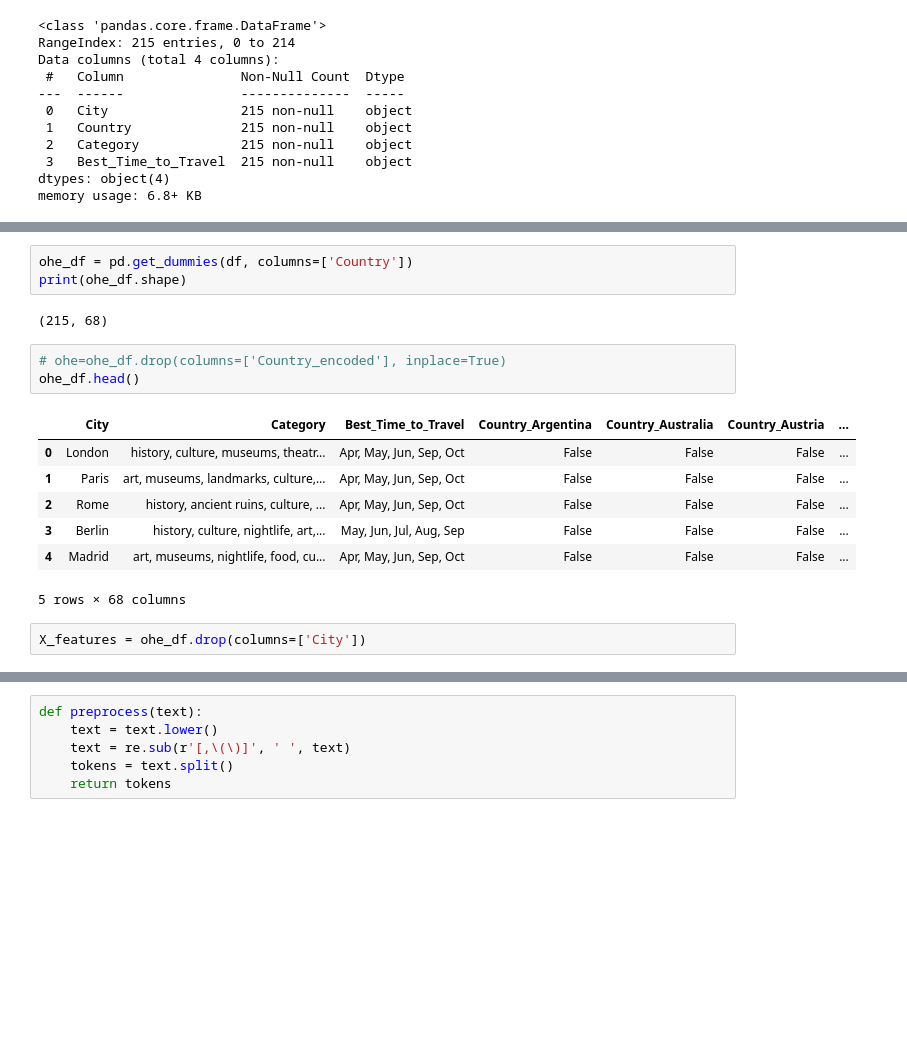
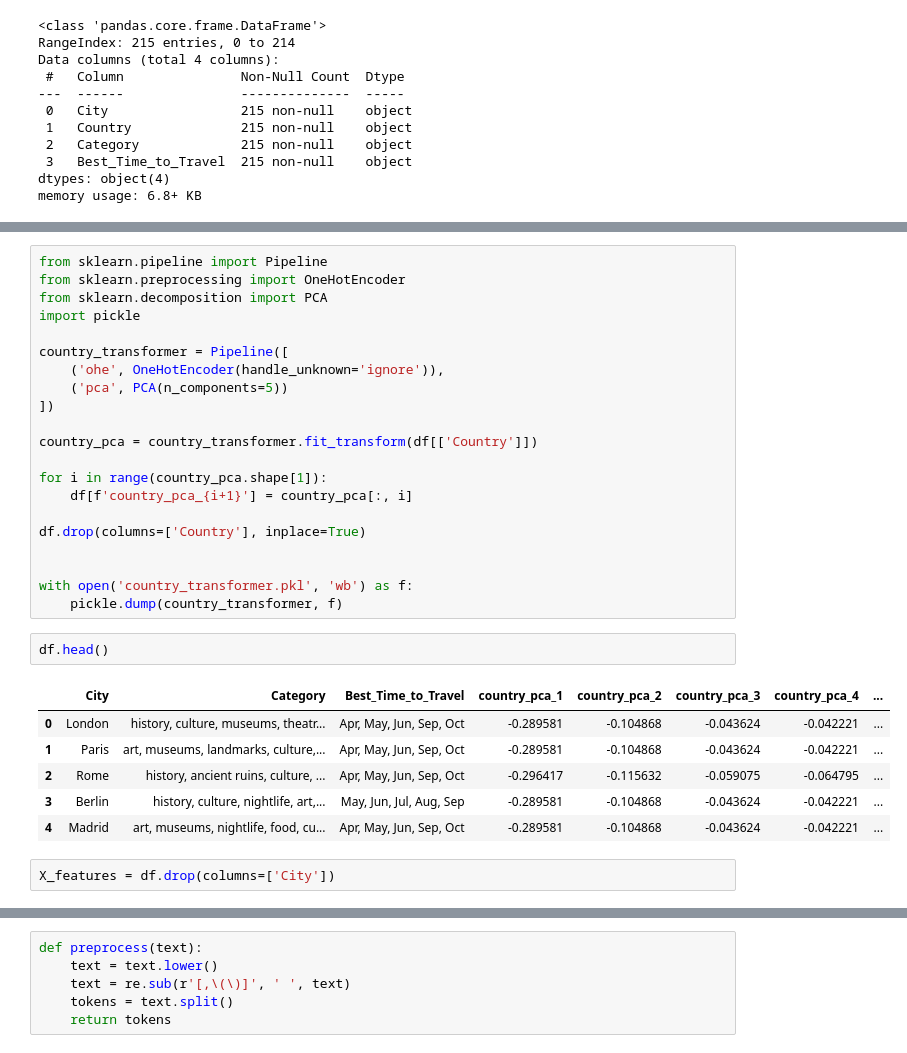
Before and after one commit to ShivanshDutta27/Travel-Destination-Advisor, a Jupyter notebook: notebook.ipynb, the cells around one changed output, grey strips where cells are left out. Cells and saved outputs as stored; diff of their text form; blank space fills up the shorter version.

```diff
--- a/notebook.ipynb
+++ b/notebook.ipynb
@@ -68,18 +70,32 @@ dtype: int64
 # %%
-ohe_df = pd.get_dummies(df, columns=['Country'])
-print(ohe_df.shape)
+from sklearn.pipeline import Pipeline
+from sklearn.preprocessing import OneHotEncoder
+from sklearn.decomposition import PCA
+import pickle
+
+country_transformer = Pipeline([
+    ('ohe', OneHotEncoder(handle_unknown='ignore')),
+    ('pca', PCA(n_components=5))
+])
+
+country_pca = country_transformer.fit_transform(df[['Country']])
+
+for i in range(country_pca.shape[1]):
+    df[f'country_pca_{i+1}'] = country_pca[:, i]
+
+df.drop(columns=['Country'], inplace=True)
+
+
+with open('country_transformer.pkl', 'wb') as f:
+    pickle.dump(country_transformer, f)
-# %% [output]
-(215, 68)
 # %%
-# ohe=ohe_df.drop(columns=['Country_encoded'], inplace=True)
-ohe_df.head()
+df.head()
 # %% [output]
-|  | City | Category | Best_Time_to_Travel | Country_Argentina | Country_Australia | Country_Austria | ... |
-| 0 | London | history, culture, museums, theatr... | Apr, May, Jun, Sep, Oct | False | False | False | ... |
-| 1 | Paris | art, museums, landmarks, culture,... | Apr, May, Jun, Sep, Oct | False | False | False | ... |
-| 2 | Rome | history, ancient ruins, culture, ... | Apr, May, Jun, Sep, Oct | False | False | False | ... |
-| 3 | Berlin | history, culture, nightlife, art,... | May, Jun, Jul, Aug, Sep | False | False | False | ... |
-| 4 | Madrid | art, museums, nightlife, food, cu... | Apr, May, Jun, Sep, Oct | False | False | False | ... |
+|  | City | Category | Best_Time_to_Travel | country_pca_1 | country_pca_2 | country_pca_3 | country_pca_4 | ... |
+| 0 | London | history, culture, museums, theatr... | Apr, May, Jun, Sep, Oct | -0.289581 | -0.104868 | -0.043624 | -0.042221 | ... |
+| 1 | Paris | art, museums, landmarks, culture,... | Apr, May, Jun, Sep, Oct | -0.289581 | -0.104868 | -0.043624 | -0.042221 | ... |
+| 2 | Rome | history, ancient ruins, culture, ... | Apr, May, Jun, Sep, Oct | -0.296417 | -0.115632 | -0.059075 | -0.064795 | ... |
+| 3 | Berlin | history, culture, nightlife, art,... | May, Jun, Jul, Aug, Sep | -0.289581 | -0.104868 | -0.043624 | -0.042221 | ... |
+| 4 | Madrid | art, museums, nightlife, food, cu... | Apr, May, Jun, Sep, Oct | -0.289581 | -0.104868 | -0.043624 | -0.042221 | ... |
-5 rows × 68 columns
 # %%
-X_features = ohe_df.drop(columns=['City'])
+X_features = df.drop(columns=['City'])
```
Also changed, not shown: parts of 31 cells of this notebook, 9 other files.
